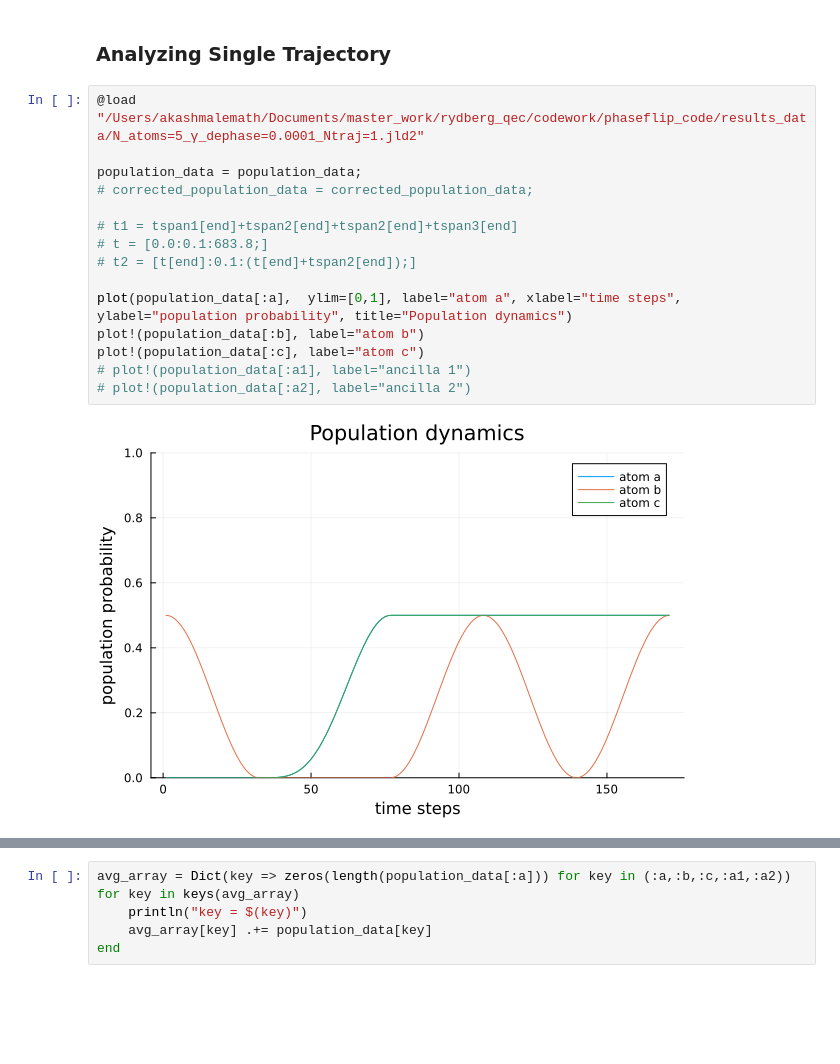
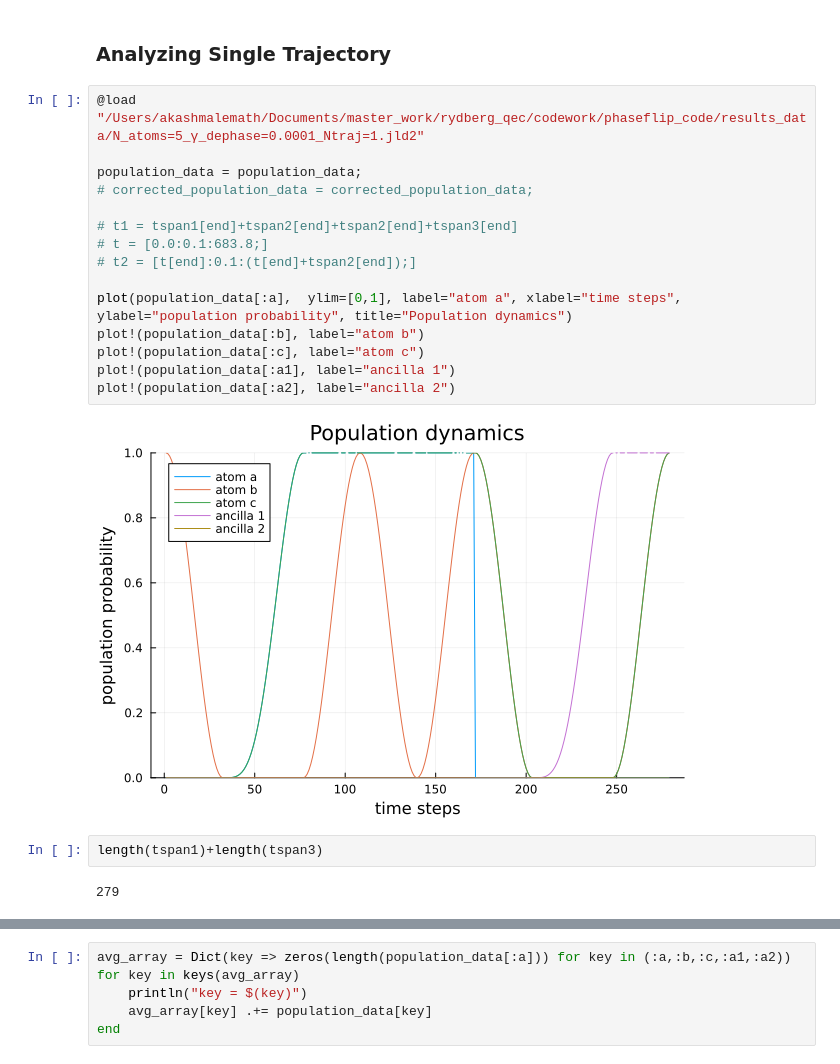
Before and after one commit to Ak-ash22/rydberg_qec, a Jupyter notebook: codework/phaseflip_code/result_analysis.ipynb, the cells around one changed output, grey strips where cells are left out. Drawn from its saved outputs; the diff is of its cells as text; blank space fills up the shorter version.

Commit message:
ancilla encoding for phaseflip done

```diff
--- a/codework/phaseflip_code/result_analysis.ipynb
+++ b/codework/phaseflip_code/result_analysis.ipynb
@@ -6,20 +6,24 @@ using Plots, JLD2, LaTeXStrings, FileIO
 # %%
 @load "/Users/akashmalemath/Documents/master_work/rydberg_qec/codework/phaseflip_code/results_data/N_atoms=5_γ_dephase=0.0001_Ntraj=1.jld2"
 
 population_data = population_data;
 # corrected_population_data = corrected_population_data;
 
 # t1 = tspan1[end]+tspan2[end]+tspan2[end]+tspan3[end]
 # t = [0.0:0.1:683.8;]
 # t2 = [t[end]:0.1:(t[end]+tspan2[end]);]
 
 plot(population_data[:a],  ylim=[0,1], label="atom a", xlabel="time steps", ylabel="population probability", title="Population dynamics")
 plot!(population_data[:b], label="atom b")
 plot!(population_data[:c], label="atom c")
-# plot!(population_data[:a1], label="ancilla 1")
-# plot!(population_data[:a2], label="ancilla 2")
+plot!(population_data[:a1], label="ancilla 1")
+plot!(population_data[:a2], label="ancilla 2")
 # %% [output]
-[figure, old version]
+[figure, new version]
+# %%
+length(tspan1)+length(tspan3)
+# %% [output]
+279
 # %%
 size(population_data[:a])
 # %% [output]
```
Also changed, not shown: parts of 1 cell of this notebook, 4 other files.
